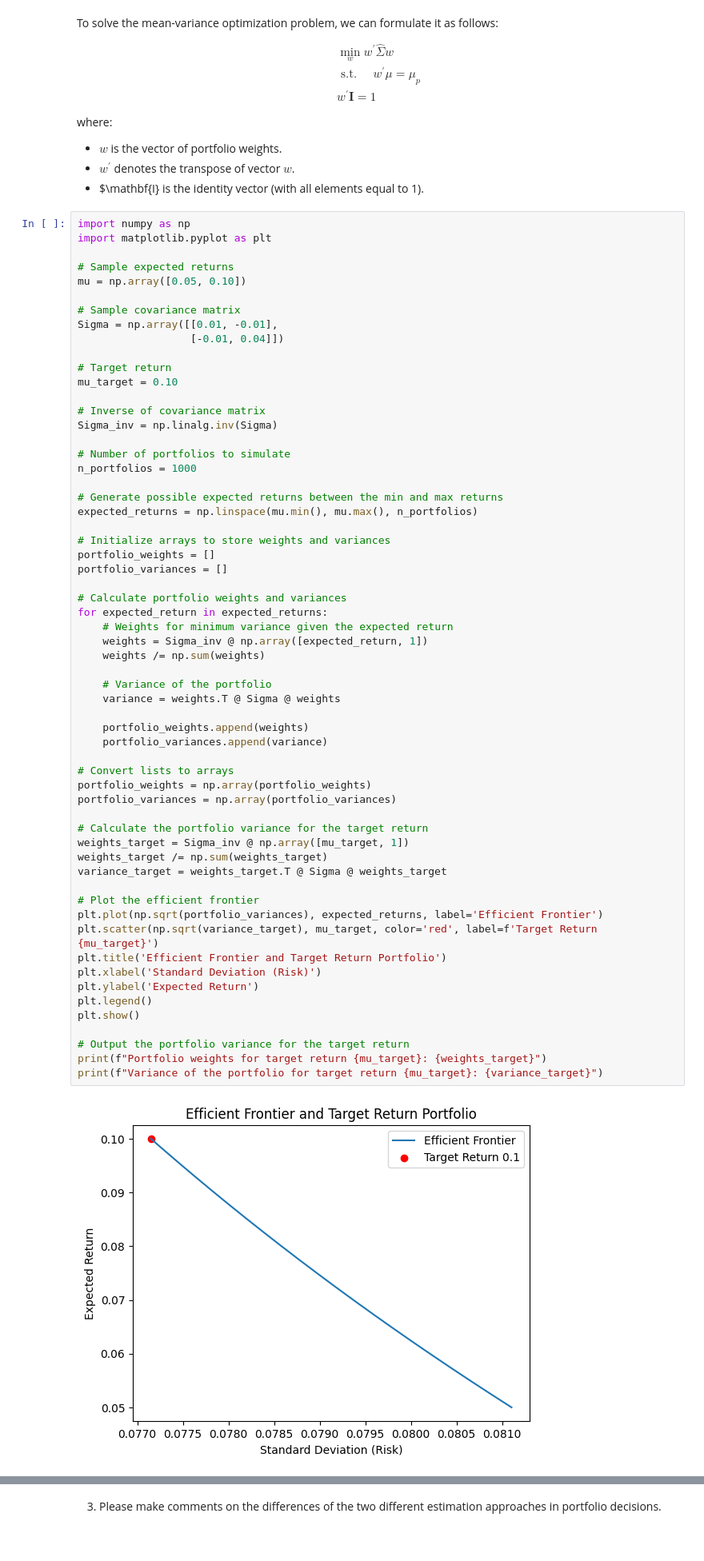
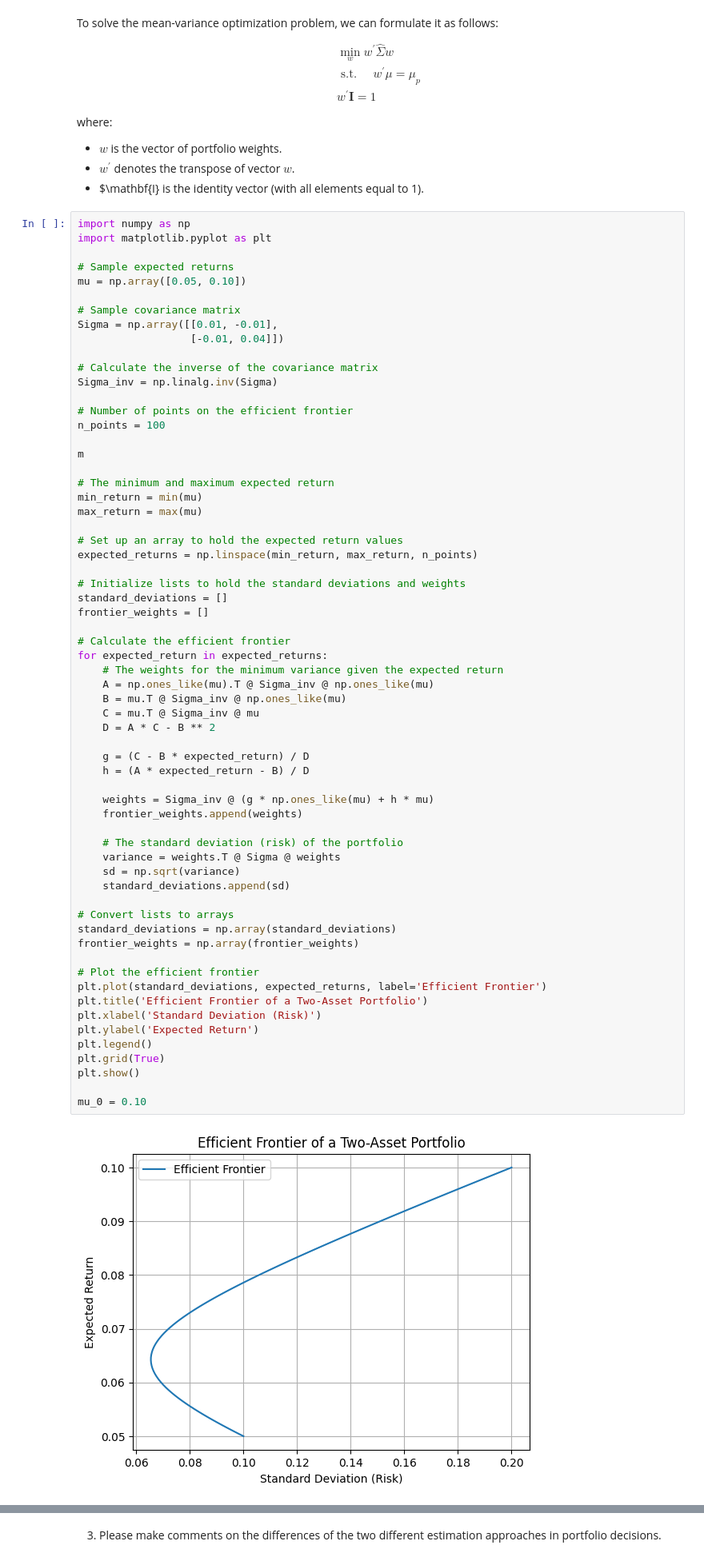
Before and after one commit to bs333/fe-670, a Jupyter notebook: FE670 - Homework/FE670 - Homework #3/FE670 - Homework #3.ipynb, the cells around one changed output, grey strips where cells are left out. Shown at 80% size. Drawn from its saved outputs; the diff is of its cells as text.

```diff
--- a/FE670 - Homework/FE670 - Homework #3/FE670 - Homework #3.ipynb
+++ b/FE670 - Homework/FE670 - Homework #3/FE670 - Homework #3.ipynb
@@ -91,62 +91,65 @@ where:
 # %%
 import numpy as np
 import matplotlib.pyplot as plt
 
 # Sample expected returns
 mu = np.array([0.05, 0.10])
 
 # Sample covariance matrix
 Sigma = np.array([[0.01, -0.01],
                   [-0.01, 0.04]])
 
-# Target return
-mu_target = 0.10
-
-# Inverse of covariance matrix
+# Calculate the inverse of the covariance matrix
 Sigma_inv = np.linalg.inv(Sigma)
 
-# Number of portfolios to simulate
-n_portfolios = 1000
+# Number of points on the efficient frontier
+n_points = 100
 
-# Generate possible expected returns between the min and max returns
-expected_returns = np.linspace(mu.min(), mu.max(), n_portfolios)
+m
 
-# Initialize arrays to store weights and variances
-portfolio_weights = []
-portfolio_variances = []
+# The minimum and maximum expected return
+min_return = min(mu)
+max_return = max(mu)
 
-# Calculate portfolio weights and variances
+# Set up an array to hold the expected return values
+expected_returns = np.linspace(min_return, max_return, n_points)
+
+# Initialize lists to hold the standard deviations and weights
+standard_deviations = []
+frontier_weights = []
+
+# Calculate the efficient frontier
 for expected_return in expected_returns:
-    # Weights for minimum variance given the expected return
-    weights = Sigma_inv @ np.array([expected_return, 1])
-    weights /= np.sum(weights)
+    # The weights for the minimum variance given the expected return
+    A = np.ones_like(mu).T @ Sigma_inv @ np.ones_like(mu)
+    B = mu.T @ Sigma_inv @ np.ones_like(mu)
+    C = mu.T @ Sigma_inv @ mu
+    D = A * C - B ** 2
 
-    # Variance of the portfolio
+    g = (C - B * expected_return) / D
+    h = (A * expected_return - B) / D
+
+    weights = Sigma_inv @ (g * np.ones_like(mu) + h * mu)
+    frontier_weights.append(weights)
+
+    # The standard deviation (risk) of the portfolio
     variance = weights.T @ Sigma @ weights
-
-    portfolio_weights.append(weights)
-    portfolio_variances.append(variance)
+    sd = np.sqrt(variance)
+    standard_deviations.append(sd)
 
 # Convert lists to arrays
-portfolio_weights = np.array(portfolio_weights)
-portfolio_variances = np.array(portfolio_variances)
-
-# Calculate the portfolio variance for the target return
-weights_target = Sigma_inv @ np.array([mu_target, 1])
-weights_target /= np.sum(weights_target)
-variance_target = weights_target.T @ Sigma @ weights_target
+standard_deviations = np.array(standard_deviations)
+frontier_weights = np.array(frontier_weights)
 
 # Plot the efficient frontier
-plt.plot(np.sqrt(portfolio_variances), expected_returns, label='Efficient Frontier')
-plt.scatter(np.sqrt(variance_target), mu_target, color='red', label=f'Target Return {mu_target}')
-plt.title('Efficient Frontier and Target Return Portfolio')
+plt.plot(standard_deviations, expected_returns, label='Efficient Frontier')
+plt.title('Efficient Frontier of a Two-Asset Portfolio')
 plt.xlabel('Standard Deviation (Risk)')
 plt.ylabel('Expected Return')
 plt.legend()
+plt.grid(True)
 plt.show()
 
-# Output the portfolio variance for the target return
-print(f"Portfolio weights for target return {mu_target}: {weights_target}")
-print(f"Variance of the portfolio for target return {mu_target}: {variance_target}")
+mu_0 = 0.10
 # %% [output]
-[figure, old version]
+[figure, new version]
```
Also changed, not shown: parts of 1 cell of this notebook.
